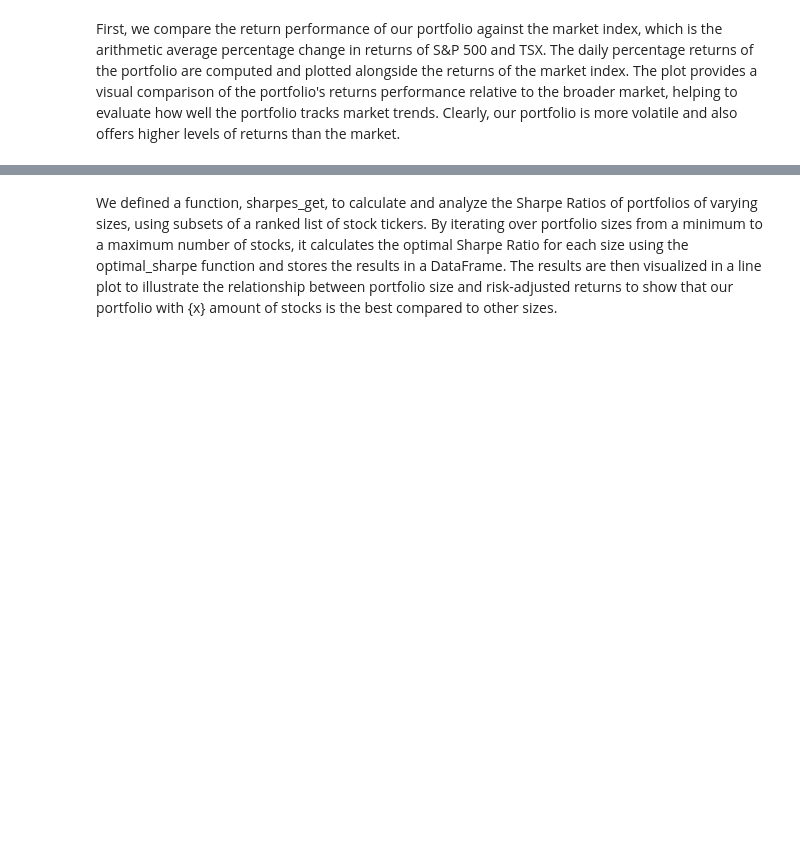
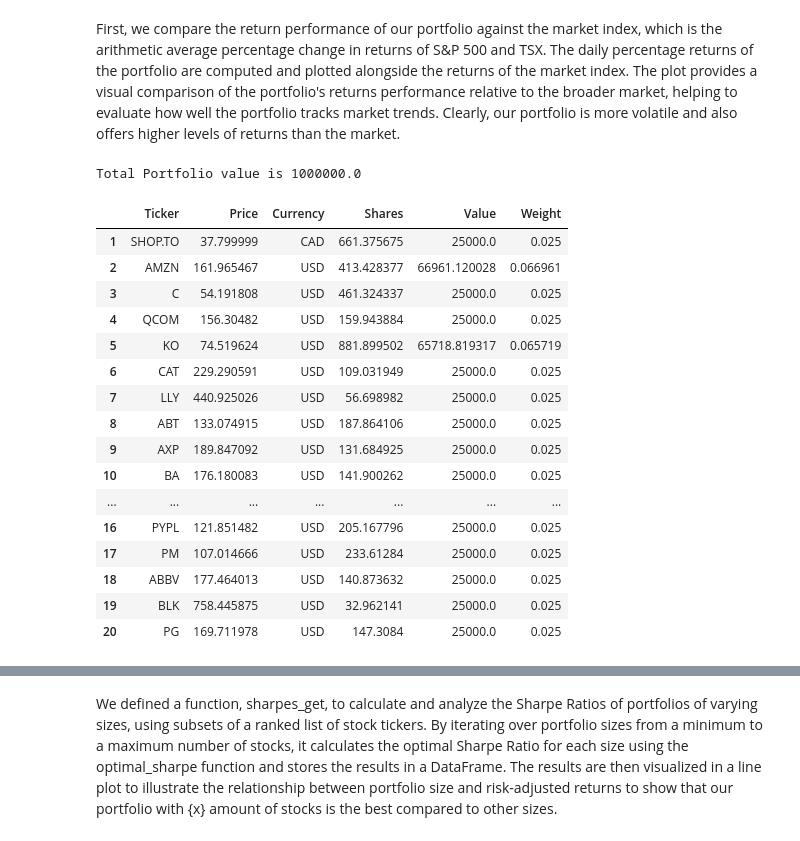
Before and after one commit to akramj13/CFM101-Project, a Jupyter notebook: Team 11 Assignment Main.ipynb, the cells around one changed output, grey strips where cells are left out. Drawn from its saved outputs; the diff is of its cells as text; code cells hidden in the pictures; blank space fills up the shorter version.

```diff
--- a/Team 11 Assignment Main.ipynb
+++ b/Team 11 Assignment Main.ipynb
@@ -590,4 +608,56 @@ Market Variance: 6.424001518121877e-05
 We can demonstrate the superiority of our algorithm in selecting stocks and determining weightings for our portfolio by visually comparing its performance against the broader market. By constructing a portfolio using stocks chosen based on our algorithm's scoring mechanism and optimal weight allocation, and tracking its returns over time, we can visually highlight using graphs how this strategy outperforms the market in generating higher returns.
 # %% [markdown]
 First, we compare the return performance of our portfolio against the market index, which is the arithmetic average percentage change in returns of S&P 500 and TSX. The daily percentage returns of the portfolio are computed and plotted alongside the returns of the market index. The plot provides a visual comparison of the portfolio's returns performance relative to the broader market, helping to evaluate how well the portfolio tracks market trends. Clearly, our portfolio is more volatile and also offers higher levels of returns than the market.
+# %%
+# Function to create a portfolio based on the optimized Sharpe Ratio
+def portfolio_builder():
+    # Store date for November, 22, 2024 in a variable:
+    date1, date2 = '2024-11-22', '2024-11-23'
+    final_portfolio = current_best[2]
+    final_weights = current_best[3]
+
+    portfolio = Portfolio_Final.copy()
+    portfolio.Ticker = final_portfolio
+
+    for index, ticker in enumerate(final_portfolio):
+        # Get the price of the stock on the specified date
+        stock = data[ticker].iloc[0]
+        portfolio.loc[index, 'Price'] = stock
+        # Determine the number of shares to purchase based off weight
+        shares = (amount * final_weights[index]) / stock
+        portfolio.loc[index, 'Shares'] = shares
+        # Determine the value of the stock in portfolio
+        portfolio.loc[index, 'Value'] = shares * stock
+        # Determine the weight of the stock in the portfolio
+        portfolio.loc[index, 'Weight'] = final_weights[index]
+        # Determine the currency of the ticker
+        if ticker in stock_filter[2]:
+            portfolio.loc[index, 'Currency'] = 'USD'
+        else: portfolio.loc[index, 'Currency'] = 'CAD'
+    portfolio.index = range(1, len(portfolio) + 1)
+    return portfolio.head(len(final_portfolio))
+
+portfolio = portfolio_builder()
+print(f'Total Portfolio value is {np.round(portfolio["Value"].sum(), 2)}')
+
+display(portfolio)
+# %% [output]
+Total Portfolio value is 1000000.0
+|  | Ticker | Price | Currency | Shares | Value | Weight |
+| 1 | SHOP.TO | 37.799999 | CAD | 661.375675 | 25000.0 | 0.025 |
+| 2 | AMZN | 161.965467 | USD | 413.428377 | 66961.120028 | 0.066961 |
+| 3 | C | 54.191808 | USD | 461.324337 | 25000.0 | 0.025 |
+| 4 | QCOM | 156.30482 | USD | 159.943884 | 25000.0 | 0.025 |
+| 5 | KO | 74.519624 | USD | 881.899502 | 65718.819317 | 0.065719 |
+| 6 | CAT | 229.290591 | USD | 109.031949 | 25000.0 | 0.025 |
+| 7 | LLY | 440.925026 | USD | 56.698982 | 25000.0 | 0.025 |
+| 8 | ABT | 133.074915 | USD | 187.864106 | 25000.0 | 0.025 |
+| 9 | AXP | 189.847092 | USD | 131.684925 | 25000.0 | 0.025 |
+| 10 | BA | 176.180083 | USD | 141.900262 | 25000.0 | 0.025 |
+| ... | ... | ... | ... | ... | ... | ... |
+| 16 | PYPL | 121.851482 | USD | 205.167796 | 25000.0 | 0.025 |
+| 17 | PM | 107.014666 | USD | 233.61284 | 25000.0 | 0.025 |
+| 18 | ABBV | 177.464013 | USD | 140.873632 | 25000.0 | 0.025 |
+| 19 | BLK | 758.445875 | USD | 32.962141 | 25000.0 | 0.025 |
+| 20 | PG | 169.711978 | USD | 147.3084 | 25000.0 | 0.025 |
 # %%
```
Also changed, not shown: parts of 8 cells of this notebook.
